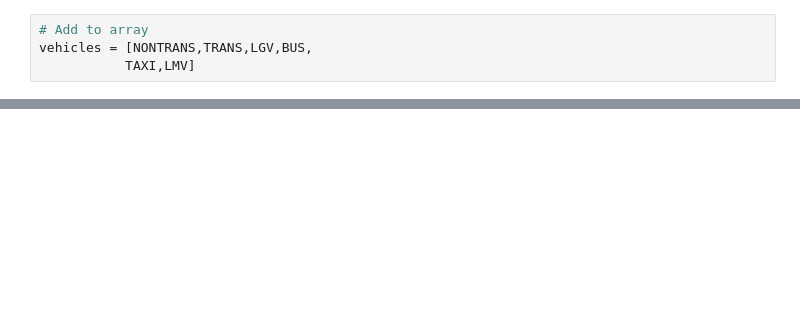
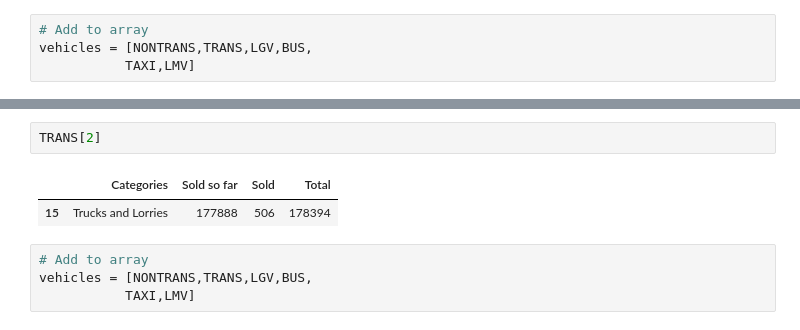
Before and after one commit to KiranJCodes/Bangalore-Vehicle-Sales, a Jupyter notebook: BasicData.ipynb, the cells around one changed output, grey strips where cells are left out. Drawn from its saved outputs; the diff is of its cells as text; blank space fills up the shorter version.

```diff
--- a/BasicData.ipynb
+++ b/BasicData.ipynb
@@ -90,0 +214,9 @@ for i in range(len(vehicles)):
+# %%
+TRANS[2]
+# %% [output]
+|  | Categories | Sold so far | Sold | Total |
+| 15 | Trucks and Lorries | 177888 | 506 | 178394 |
+# %%
+# Add to array
+vehicles = [NONTRANS,TRANS,LGV,BUS,
+           TAXI,LMV]
```
Also changed, not shown: parts of 16 cells of this notebook.
